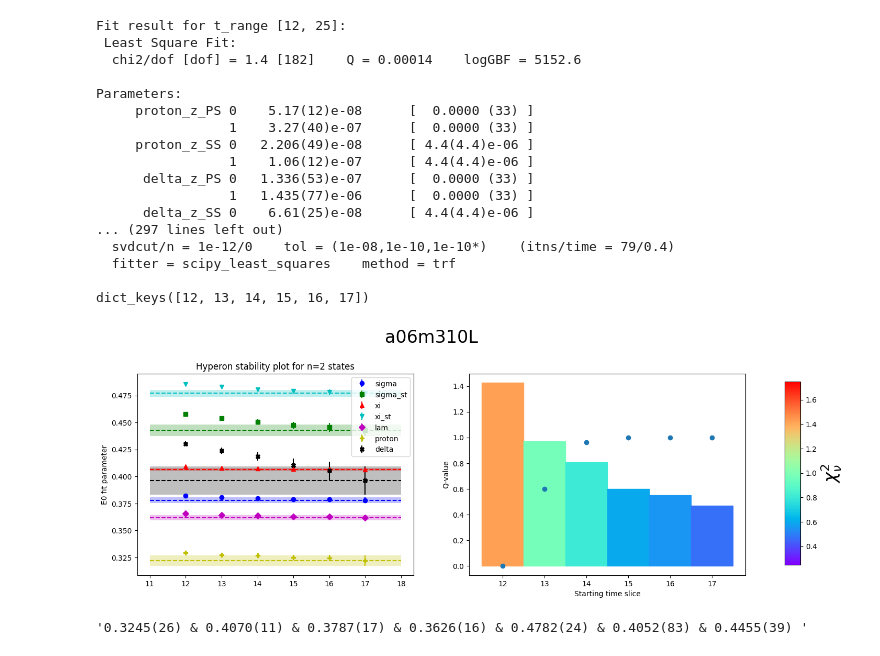
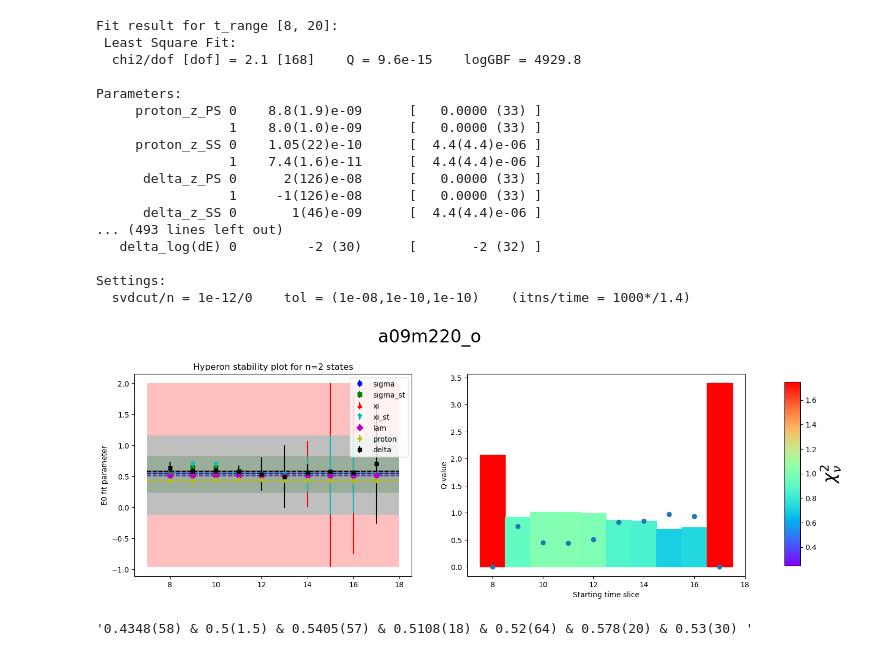
Before and after one commit to gdbrad/corr_fitter, a Jupyter notebook: notebooks/hyperon_fits.ipynb, the cells around one changed output. Drawn from its saved outputs; the diff is of its cells as text; code cells hidden in the pictures.

Commit message:
stability plot fixes

```diff
--- a/notebooks/hyperon_fits.ipynb
+++ b/notebooks/hyperon_fits.ipynb
@@ -62,37 +62,40 @@ bs_N = 100
 bs_seed = "seed"
 # %%
 importlib.reload(fa)
-abbr = 'a06m310L'
+abbr = 'a09m220_o'
 fit_params = os.path.join(input_dir, f"{abbr}.py")
 sys.path.append(os.path.dirname(os.path.abspath(fit_params)))
 fp = importlib.import_module(fit_params.split('/')[-1].split('.py')[0])
 p_dict = fp.p_dict
-hyperon_fit = fa.analyze_hyperon_corrs(data_file, fit_params, model_type=model_type,
+# hyperon = fa.corr_fit_analysis()
+hyperon_fit = fa.analyze_hyperon_corrs(data_file, fit_params,show_eff=False, t_end=20, model_type=model_type,
                                                bs=False, bs_file=bs_data_file,
                                                bs_path=abbr, bs_N=bs_N, bs_seed=bs_seed)
-print(hyperon_fit.keys())
 fa.plot_fit_parameters(hyperon_fit, p_dict,abbr)
-ld.generate_latex_line(hyperon_fit[16])
+# hyperon_fit.plot_effective_mass(t_plot_min=t_plot_min, t_plot_max=t_plot_max, model_type=model_type,
+                                    #    show_plot=True, show_fit=True)
+
+ld.generate_latex_line(hyperon_fit[15])
 # %% [output]
-Fit result for t_range [12, 25]:
+Fit result for t_range [8, 20]:
  Least Square Fit:
-  chi2/dof [dof] = 1.4 [182]    Q = 0.00014    logGBF = 5152.6
+  chi2/dof [dof] = 2.1 [168]    Q = 9.6e-15    logGBF = 4929.8
 
 Parameters:
-     proton_z_PS 0    5.17(12)e-08      [  0.0000 (33) ]
-                 1    3.27(40)e-07      [  0.0000 (33) ]
-     proton_z_SS 0   2.206(49)e-08      [ 4.4(4.4)e-06 ]
-                 1    1.06(12)e-07      [ 4.4(4.4)e-06 ]
-      delta_z_PS 0   1.336(53)e-07      [  0.0000 (33) ]
-                 1   1.435(77)e-06      [  0.0000 (33) ]
-      delta_z_SS 0    6.61(25)e-08      [ 4.4(4.4)e-06 ]
-... (297 lines left out)
-  svdcut/n = 1e-12/0    tol = (1e-08,1e-10,1e-10*)    (itns/time = 79/0.4)
-  fitter = scipy_least_squares    method = trf
+     proton_z_PS 0    8.8(1.9)e-09      [   0.0000 (33) ]
+                 1    8.0(1.0)e-09      [   0.0000 (33) ]
+     proton_z_SS 0    1.05(22)e-10      [  4.4(4.4)e-06 ]
+                 1    7.4(1.6)e-11      [  4.4(4.4)e-06 ]
+      delta_z_PS 0      2(126)e-08      [   0.0000 (33) ]
+                 1     -1(126)e-08      [   0.0000 (33) ]
+      delta_z_SS 0       1(46)e-09      [  4.4(4.4)e-06 ]
+... (493 lines left out)
+   delta_log(dE) 0         -2 (30)      [       -2 (32) ]
 
-dict_keys([12, 13, 14, 15, 16, 17])
+Settings:
+  svdcut/n = 1e-12/0    tol = (1e-08,1e-10,1e-10)    (itns/time = 1000*/1.4)
-[figure, old version]
+[figure, new version]
-'0.3245(26) & 0.4070(11) & 0.3787(17) & 0.3626(16) & 0.4782(24) & 0.4052(83) & 0.4455(39) '
+'0.4348(58) & 0.5(1.5) & 0.5405(57) & 0.5108(18) & 0.52(64) & 0.578(20) & 0.53(30) '
 # %%
 # from tabulate import tabulate
 
```
Also changed, not shown: parts of 2 cells of this notebook, 1 other file.
